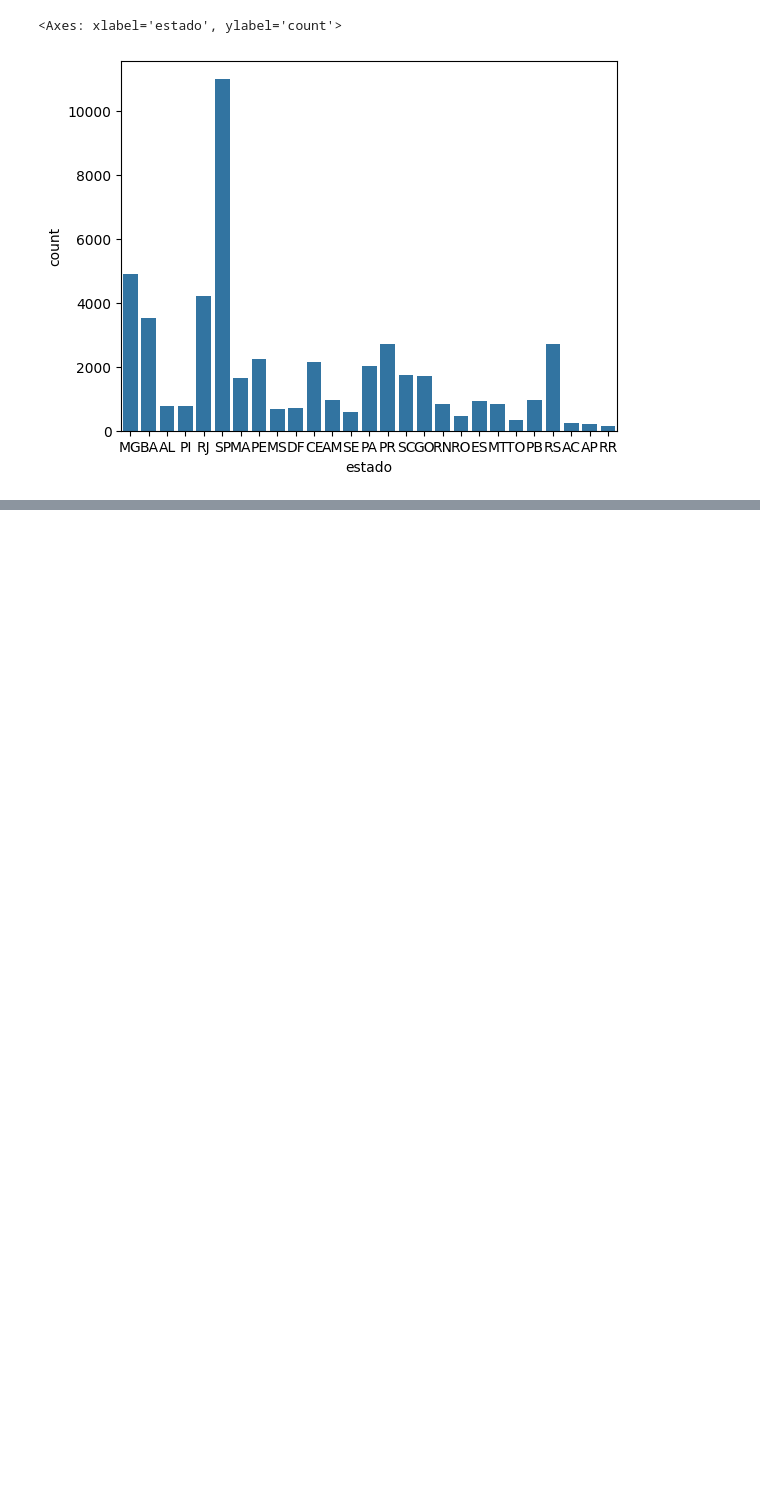
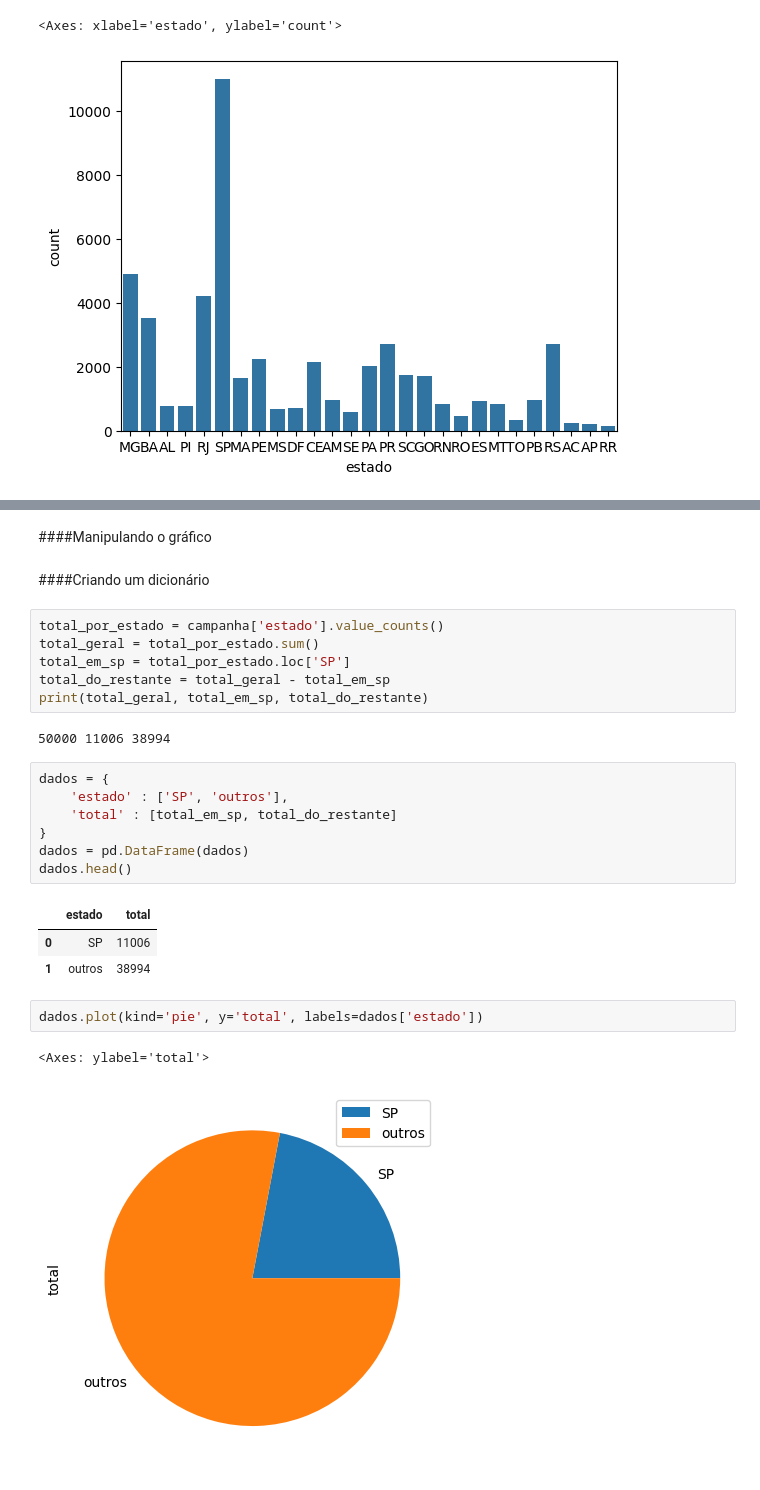
Before and after one commit to vitorjensen/Martech, a Jupyter notebook: Data Science para Marketing/Analisando e Explorando Dados.ipynb, the cells around one changed output, grey strips where cells are left out. Saved outputs shown, nothing was run; the diff lists cells and outputs as text; blank space fills up the shorter version.

```diff
--- a/Data Science para Marketing/Analisando e Explorando Dados.ipynb
+++ b/Data Science para Marketing/Analisando e Explorando Dados.ipynb
@@ -518,0 +532,28 @@ sns.countplot(data=campanha, x='estado')
+# %% [markdown]
+####Manipulando o gráfico
+# %% [markdown]
+####Criando um dicionário
+# %%
+total_por_estado = campanha['estado'].value_counts()
+total_geral = total_por_estado.sum()
+total_em_sp = total_por_estado.loc['SP']
+total_do_restante = total_geral - total_em_sp
+print(total_geral, total_em_sp, total_do_restante)
+# %% [output]
+50000 11006 38994
+# %%
+dados = {
+    'estado' : ['SP', 'outros'],
+    'total' : [total_em_sp, total_do_restante]
+}
+dados = pd.DataFrame(dados)
+dados.head()
+# %% [output]
+|  | estado | total |
+| 0 | SP | 11006 |
+| 1 | outros | 38994 |
+# %%
+dados.plot(kind='pie', y='total', labels=dados['estado'])
+# %% [output]
+<Axes: ylabel='total'>
+[figure, added]
```
Also changed, not shown: parts of 4 cells of this notebook.
